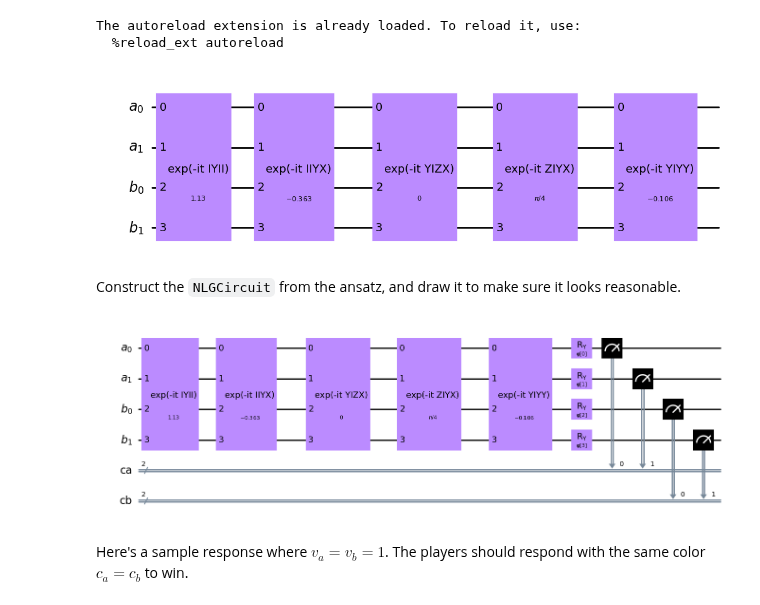
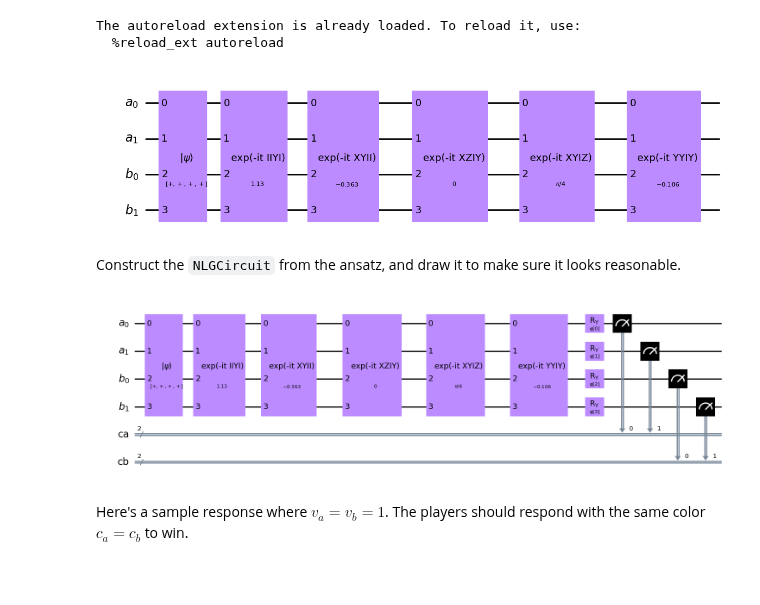
Before and after one commit to jfurches/nonlocalgames, a Jupyter notebook: g14.ipynb, the cells around one changed output. Drawn from its saved outputs; the diff is of its cells as text; code cells hidden in the pictures; blank space fills up the shorter version.

```diff
--- a/g14.ipynb
+++ b/g14.ipynb
@@ -89,35 +89,36 @@ import json
 import numpy as np
 
 # Qiskit has deprecated code inside of it
 import warnings
 with warnings.catch_warnings():
     warnings.filterwarnings(action='ignore', category=DeprecationWarning)
     from qiskit_aer import AerSimulator
 
     from nonlocalgames.hamiltonians import G14
     from nonlocalgames.circuit import NLGCircuit, load_adapt_ansatz
 
 def load_g14_circuit(path: str):
     with open(path, 'r', encoding='utf-8') as f:
         data = json.load(f)
 
     qubits = 2
     players = 2
     qc = load_adapt_ansatz(
         data['state'],
+        '++++',
         [qubits] * players,
         adapt_order=False)
 
     # Don't need to transform phi since qinfo's Ry gate follows the qiskit convention
     phi = np.array(data['phi'])
 
     return qc, phi
 
 # Load best circuit
-shared_state, phi = load_g14_circuit('data/g14_state.json')
+shared_state, phi = load_g14_circuit('data/g14_imbalanced/g14_state.json')
 shared_state.draw('mpl')
 # %% [output]
-[figure, old version]
+[figure, new version]
 # %% [markdown]
 Construct the `NLGCircuit` from the ansatz, and draw it to make sure it looks reasonable.
 # %%
@@ -125,7 +126,7 @@ sim = AerSimulator()
 nlg = NLGCircuit(shared_state, phi, sim=sim)
 nlg.qc.draw('mpl')
 # %% [output]
-[figure, old version]
+[figure, new version]
 # %% [markdown]
 Here's a sample response where $v_a = v_b = 1$. The players should respond with the same color $c_a = c_b$ to win.
 # %%
```
Also changed, not shown: parts of 11 cells of this notebook, 9 other files.
